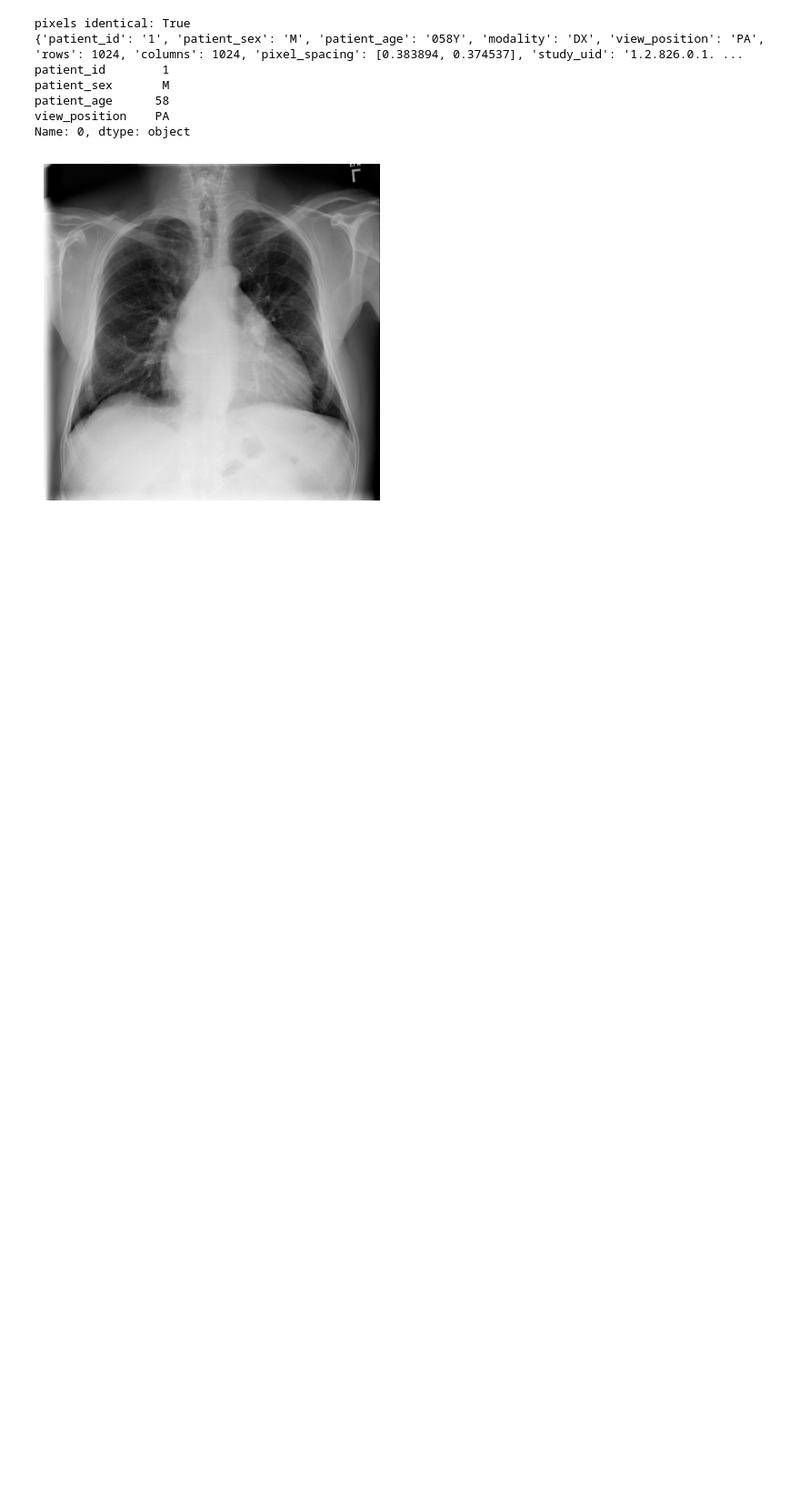
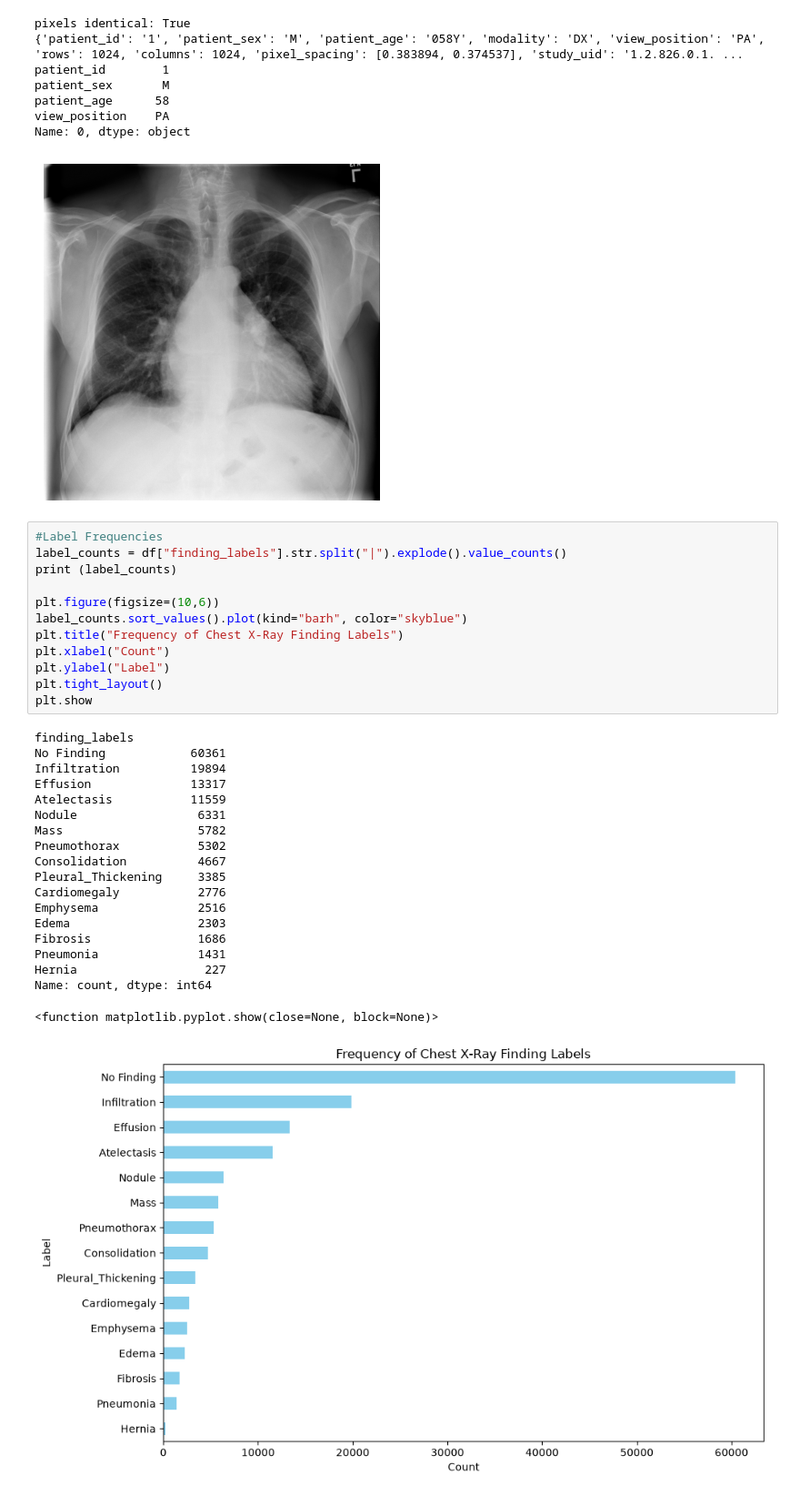
Before and after one commit to arch-pulkit/AIML-02-ai-imaging-diagnosis, a Jupyter notebook: notebooks/02_nih_eda.ipynb, the cells around one changed output. Shown at 91% size. Saved outputs shown, nothing was run; the diff lists cells and outputs as text; blank space fills up the shorter version.

Commit message:
Add EDA, data cleaning, add split leakage validation

```diff
--- a/notebooks/02_nih_eda.ipynb
+++ b/notebooks/02_nih_eda.ipynb
@@ -115,3 +115,35 @@ patient_age      58
 view_position    PA
 Name: 0, dtype: object
 [figure]
+# %%
+#Label Frequencies
+label_counts = df["finding_labels"].str.split("|").explode().value_counts()
+print (label_counts)
+
+plt.figure(figsize=(10,6))
+label_counts.sort_values().plot(kind="barh", color="skyblue")
+plt.title("Frequency of Chest X-Ray Finding Labels")
+plt.xlabel("Count")
+plt.ylabel("Label")
+plt.tight_layout()
+plt.show
+# %% [output]
+finding_labels
+No Finding            60361
+Infiltration          19894
+Effusion              13317
+Atelectasis           11559
+Nodule                 6331
+Mass                   5782
+Pneumothorax           5302
+Consolidation          4667
+Pleural_Thickening     3385
+Cardiomegaly           2776
+Emphysema              2516
+Edema                  2303
+Fibrosis               1686
+Pneumonia              1431
+Hernia                  227
+Name: count, dtype: int64
+<function matplotlib.pyplot.show(close=None, block=None)>
+[figure, added]
```
Also changed, not shown: parts of 4 cells of this notebook.
